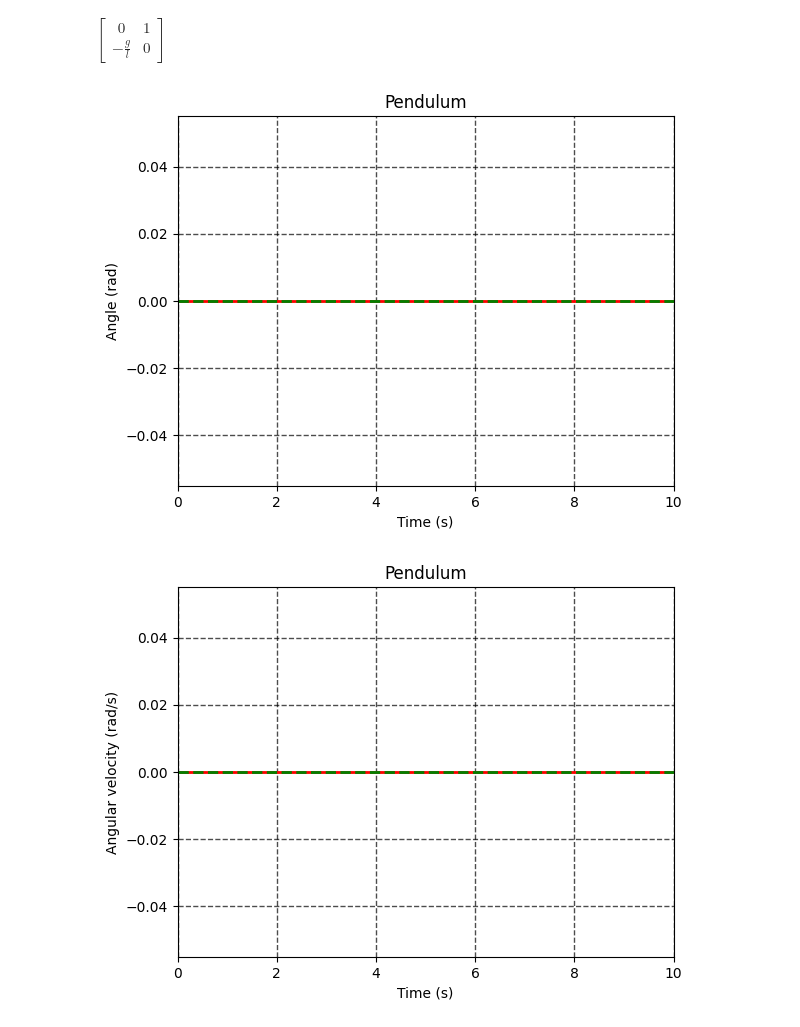
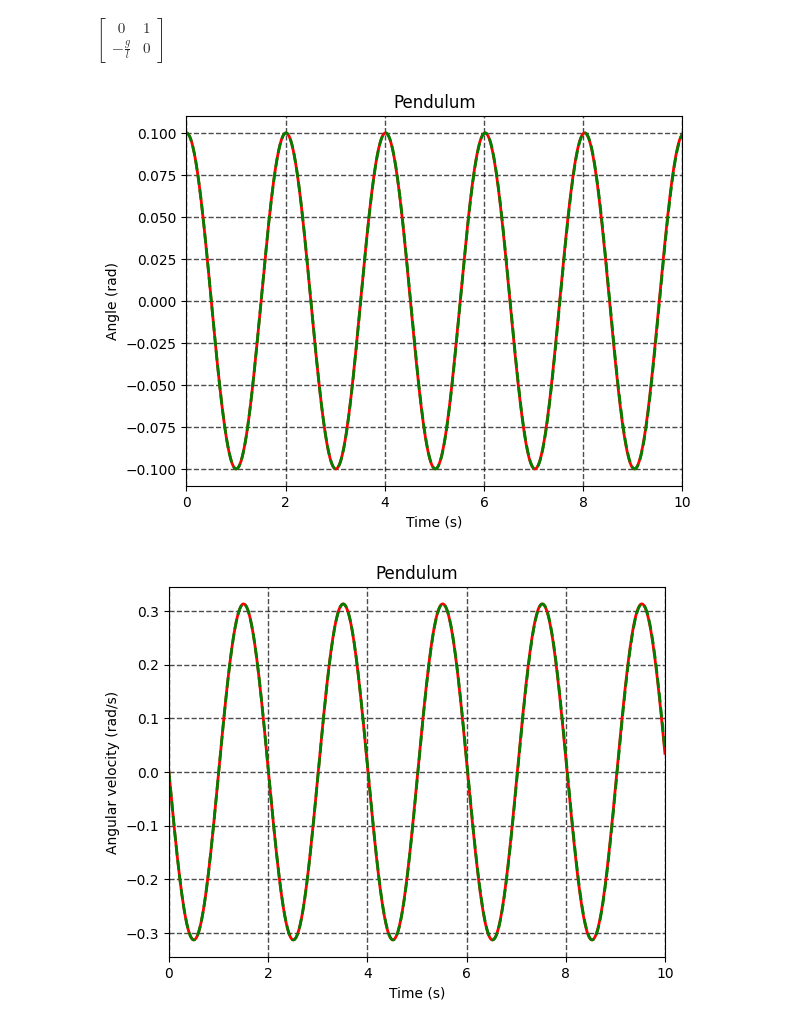
Before and after one commit to DiegoFleury/Introduction-to-a-Control-Theory, a Jupyter notebook: APM_4AUT2_TA_TP1.ipynb, the cells around one changed output. Drawn from its saved outputs; the diff is of its cells as text; code cells hidden in the pictures.

```diff
--- a/APM_4AUT2_TA_TP1.ipynb
+++ b/APM_4AUT2_TA_TP1.ipynb
@@ -506,32 +500,32 @@ def w_func(t):
 
 def u_func(t):
     return 0.0 # Control input
-
-x0 = np.array([0, 0]).flatten() # Initial state
-
-# Compute system response
-y = OpenLoopInputOutputSystem(A, B, D, C, R, u_func, w_func, T, x0)
-
-y1 = odeint(PendulumNonlinear, x0, T, args=(m,l,g, u_func))
-
-# Plot the response
-plt.plot(T, y[0,:], linewidth=2.0, color='red')
-plt.plot(T, y1[:,0], linewidth=2.0, linestyle='--',color='green')
-plt.grid(color='black', linestyle='--', linewidth=1.0, alpha=0.7)
-plt.xlim([t0, tf])
-plt.ylabel(r'Angle (rad)')
-plt.xlabel('Time (s)')
-plt.title('Pendulum')
-plt.show()
-
-plt.plot(T, y[1,:], linewidth=2.0, color='red')
-plt.plot(T, y1[:,1], linewidth=2.0, linestyle='--',color='green')
-plt.grid(color='black', linestyle='--', linewidth=1.0, alpha=0.7)
-plt.xlim([t0, tf])
-plt.ylabel(r'Angular velocity (rad/s)')
-plt.xlabel('Time (s)')
-plt.title('Pendulum')
-plt.show()
-# %% [output]
-[figure, removed]
-[figure, removed]
+# %%
+x0 = np.array([0.1, 0]).flatten() # Initial state
+
+# Compute system response
+y = OpenLoopInputOutputSystem(A, B, D, C, R, u_func, w_func, T, x0)
+
+y1 = odeint(PendulumNonlinear, x0, T, args=(m,l,g, u_func))
+
+# Plot the response
+plt.plot(T, y[0,:], linewidth=2.0, color='red')
+plt.plot(T, y1[:,0], linewidth=2.0, linestyle='--',color='green')
+plt.grid(color='black', linestyle='--', linewidth=1.0, alpha=0.7)
+plt.xlim([t0, tf])
+plt.ylabel(r'Angle (rad)')
+plt.xlabel('Time (s)')
+plt.title('Pendulum')
+plt.show()
+
+plt.plot(T, y[1,:], linewidth=2.0, color='red')
+plt.plot(T, y1[:,1], linewidth=2.0, linestyle='--',color='green')
+plt.grid(color='black', linestyle='--', linewidth=1.0, alpha=0.7)
+plt.xlim([t0, tf])
+plt.ylabel(r'Angular velocity (rad/s)')
+plt.xlabel('Time (s)')
+plt.title('Pendulum')
+plt.show()
+# %% [output]
+[figure, added]
+[figure, added]
```
Also changed, not shown: parts of 4 cells of this notebook.
